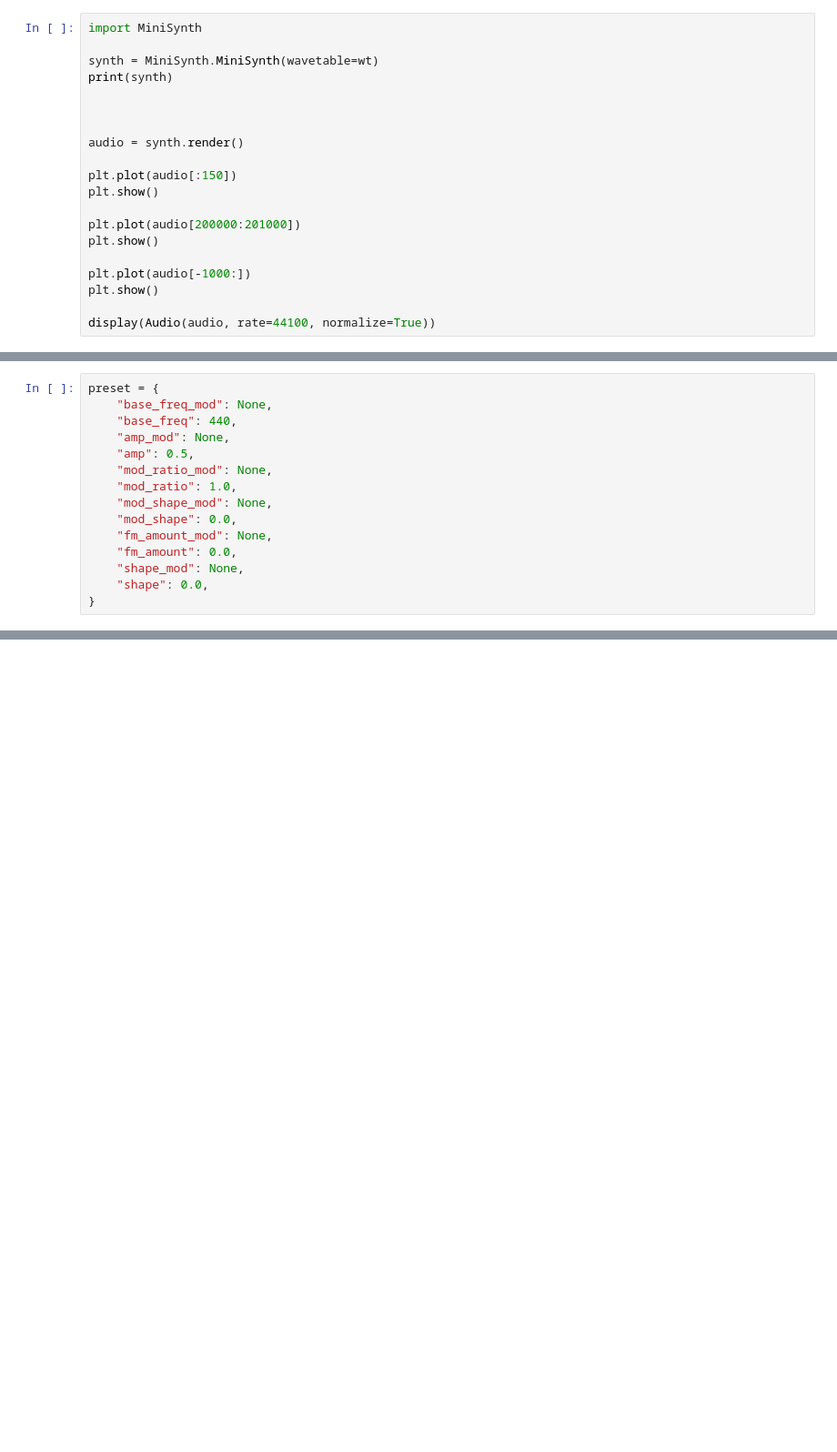
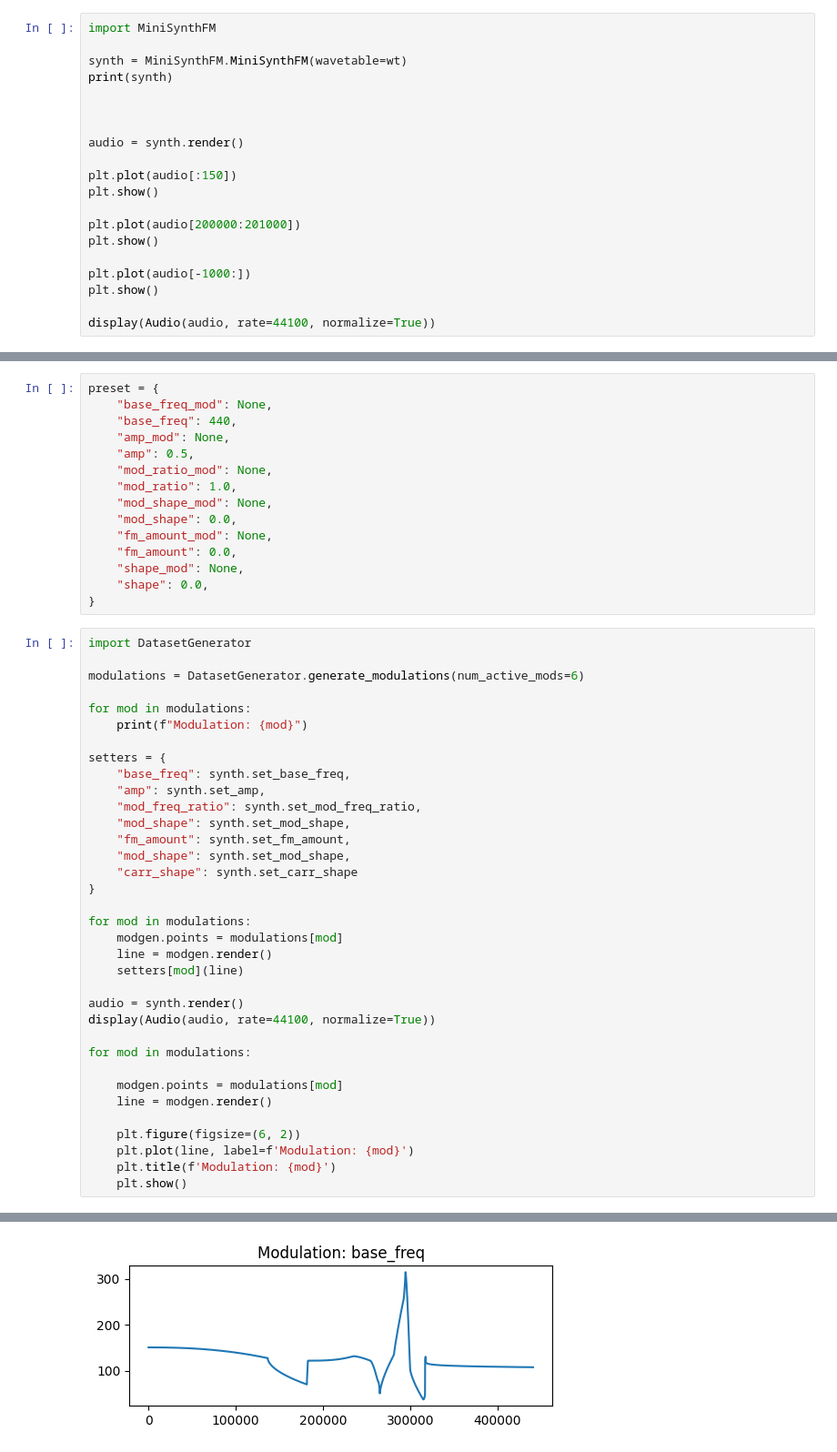
Before and after one commit to inspektral/minisynth, a Jupyter notebook: synthtest.ipynb, the cells around one changed output, grey strips where cells are left out. Shown at 91% size. Saved outputs shown, nothing was run; the diff lists cells and outputs as text; blank space fills up the shorter version.

Commit message:
dataset and minisynth abc

```diff
--- a/synthtest.ipynb
+++ b/synthtest.ipynb
@@ -63,9 +63,9 @@ First wave range: -1.000 to 1.000
 -0.003067956762966544
 [figure]
 # %%
-import MiniSynth
+import MiniSynthFM
 
-synth = MiniSynth.MiniSynth(wavetable=wt)
+synth = MiniSynthFM.MiniSynthFM(wavetable=wt)
 print(synth)
 
 
@@ -135,3 +135,39 @@ preset = {
     "shape_mod": None,
     "shape": 0.0,
 }
+# %%
+import DatasetGenerator
+
+modulations = DatasetGenerator.generate_modulations(num_active_mods=6)
+
+for mod in modulations:
+    print(f"Modulation: {mod}")
+
+setters = {
+    "base_freq": synth.set_base_freq,
+    "amp": synth.set_amp,
+    "mod_freq_ratio": synth.set_mod_freq_ratio,
+    "mod_shape": synth.set_mod_shape,
+    "fm_amount": synth.set_fm_amount,
+    "mod_shape": synth.set_mod_shape,
+    "carr_shape": synth.set_carr_shape
+}
+
+for mod in modulations:
+    modgen.points = modulations[mod]
+    line = modgen.render()
+    setters[mod](line)
+
+audio = synth.render()
+display(Audio(audio, rate=44100, normalize=True))
+
+for mod in modulations:
+
+    modgen.points = modulations[mod]
+    line = modgen.render()
+
+    plt.figure(figsize=(6, 2))
+    plt.plot(line, label=f'Modulation: {mod}')
+    plt.title(f'Modulation: {mod}')
+    plt.show()
+# %% [output]
@@ -137,0 +181 @@ preset = {
+[figure, added]
```
Also changed, not shown: parts of 2 cells of this notebook, 3 other files.
